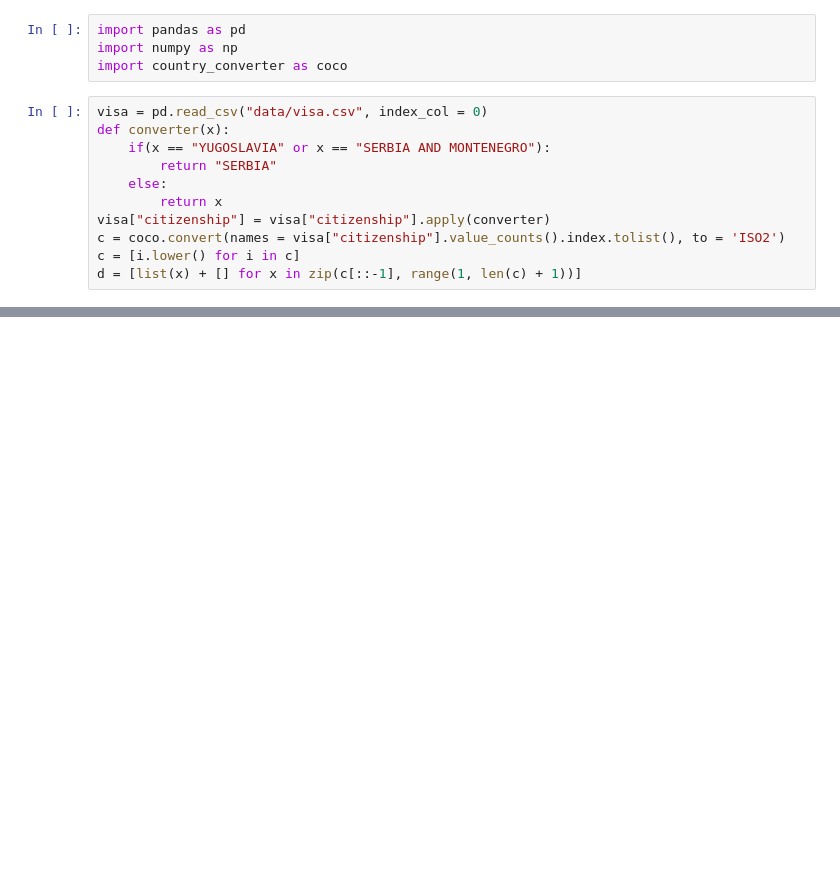
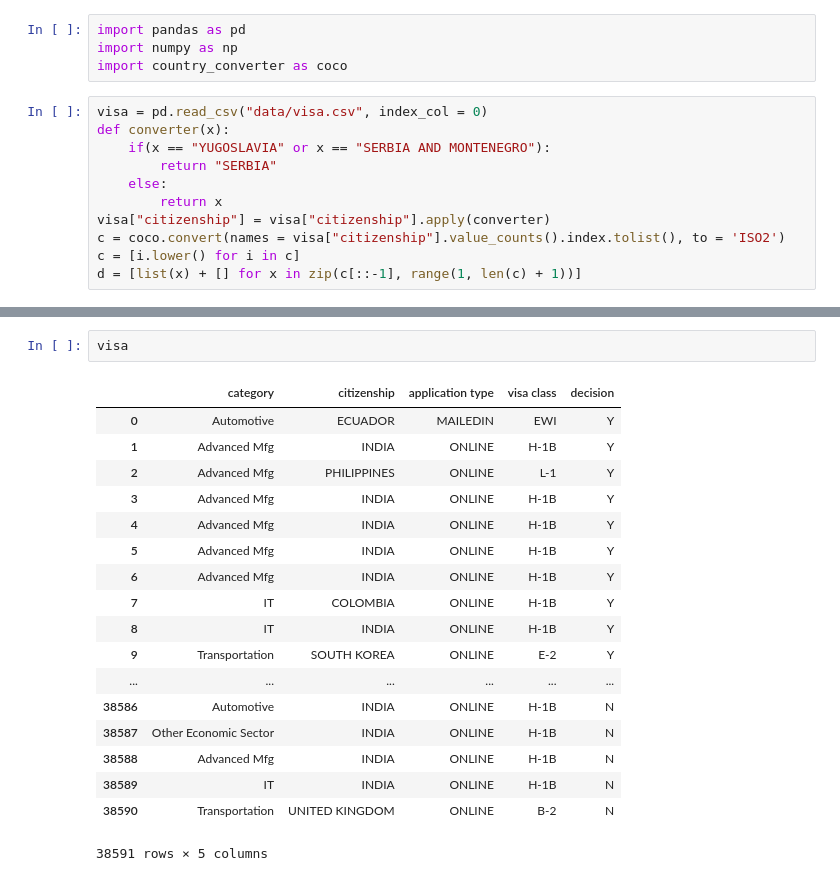
Before and after one commit to AnuragPamuru/dsc-106-final, a Jupyter notebook: Visas and Qual.ipynb, the cells around one changed output, grey strips where cells are left out. Saved outputs shown, nothing was run; the diff lists cells and outputs as text; blank space fills up the shorter version.

```diff
--- a/Visas and Qual.ipynb
+++ b/Visas and Qual.ipynb
@@ -64,0 +66,21 @@ countries
+# %%
+visa
+# %% [output]
+|  | category | citizenship | application type | visa class | decision |
+| 0 | Automotive | ECUADOR | MAILEDIN | EWI | Y |
+| 1 | Advanced Mfg | INDIA | ONLINE | H-1B | Y |
+| 2 | Advanced Mfg | PHILIPPINES | ONLINE | L-1 | Y |
+| 3 | Advanced Mfg | INDIA | ONLINE | H-1B | Y |
+| 4 | Advanced Mfg | INDIA | ONLINE | H-1B | Y |
+| 5 | Advanced Mfg | INDIA | ONLINE | H-1B | Y |
+| 6 | Advanced Mfg | INDIA | ONLINE | H-1B | Y |
+| 7 | IT | COLOMBIA | ONLINE | H-1B | Y |
+| 8 | IT | INDIA | ONLINE | H-1B | Y |
+| 9 | Transportation | SOUTH KOREA | ONLINE | E-2 | Y |
+| ... | ... | ... | ... | ... | ... |
+| 38586 | Automotive | INDIA | ONLINE | H-1B | N |
+| 38587 | Other Economic Sector | INDIA | ONLINE | H-1B | N |
+| 38588 | Advanced Mfg | INDIA | ONLINE | H-1B | N |
+| 38589 | IT | INDIA | ONLINE | H-1B | N |
+| 38590 | Transportation | UNITED KINGDOM | ONLINE | B-2 | N |
+38591 rows × 5 columns
```
Also changed, not shown: parts of 4 cells of this notebook, 3 other files.
